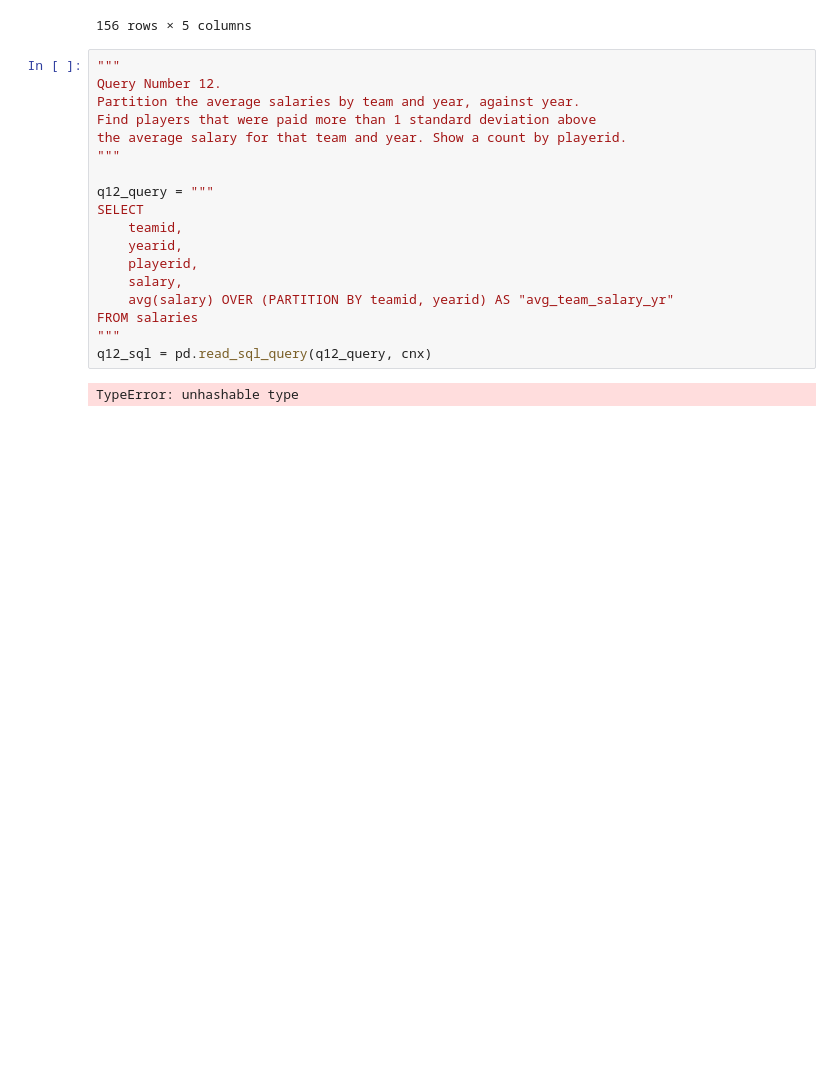
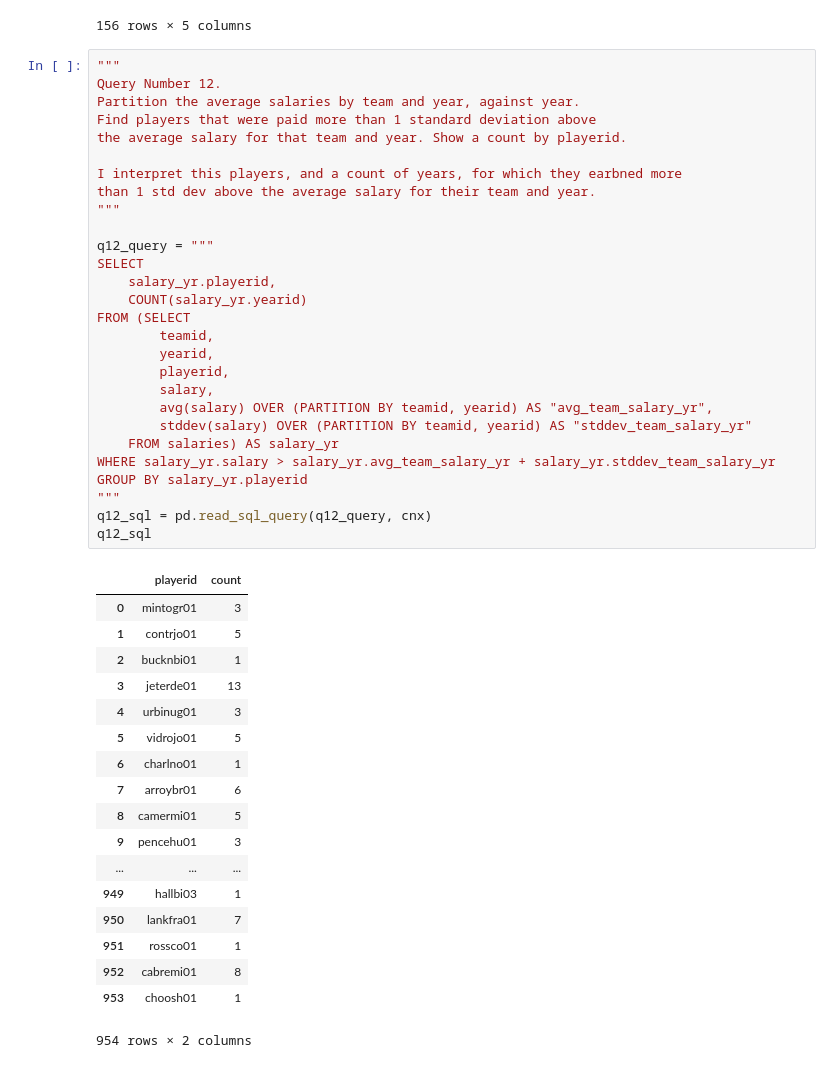
Before and after one commit to theolove/ga_project1_tlove, a Jupyter notebook: assignment8.ipynb, the cells around one changed output. Cells and saved outputs as stored; diff of their text form; blank space fills up the shorter version.

```diff
--- a/assignment8.ipynb
+++ b/assignment8.ipynb
@@ -330,20 +330,47 @@ q11_sql
 # %%
 """
 Query Number 12.
 Partition the average salaries by team and year, against year.
 Find players that were paid more than 1 standard deviation above
 the average salary for that team and year. Show a count by playerid.
+
+I interpret this players, and a count of years, for which they earbned more
+than 1 std dev above the average salary for their team and year.
 """
 
 q12_query = """
 SELECT
-    teamid,
-    yearid,
-    playerid,
-    salary,
-    avg(salary) OVER (PARTITION BY teamid, yearid) AS "avg_team_salary_yr"
-FROM salaries
+    salary_yr.playerid,
+    COUNT(salary_yr.yearid)
+FROM (SELECT
+        teamid,
+        yearid,
+        playerid,
+        salary,
+        avg(salary) OVER (PARTITION BY teamid, yearid) AS "avg_team_salary_yr",
+        stddev(salary) OVER (PARTITION BY teamid, yearid) AS "stddev_team_salary_yr"
+    FROM salaries) AS salary_yr
+WHERE salary_yr.salary > salary_yr.avg_team_salary_yr + salary_yr.stddev_team_salary_yr
+GROUP BY salary_yr.playerid
 """
 q12_sql = pd.read_sql_query(q12_query, cnx)
+q12_sql
 # %% [output]
+|  | playerid | count |
+| 0 | mintogr01 | 3 |
+| 1 | contrjo01 | 5 |
+| 2 | bucknbi01 | 1 |
+| 3 | jeterde01 | 13 |
+| 4 | urbinug01 | 3 |
+| 5 | vidrojo01 | 5 |
+| 6 | charlno01 | 1 |
+| 7 | arroybr01 | 6 |
+| 8 | camermi01 | 5 |
+| 9 | pencehu01 | 3 |
+| ... | ... | ... |
+| 949 | hallbi03 | 1 |
+| 950 | lankfra01 | 7 |
+| 951 | rossco01 | 1 |
+| 952 | cabremi01 | 8 |
+| 953 | choosh01 | 1 |
-TypeError: unhashable type
+954 rows × 2 columns
```
Also changed, not shown: parts of 4 cells of this notebook.
